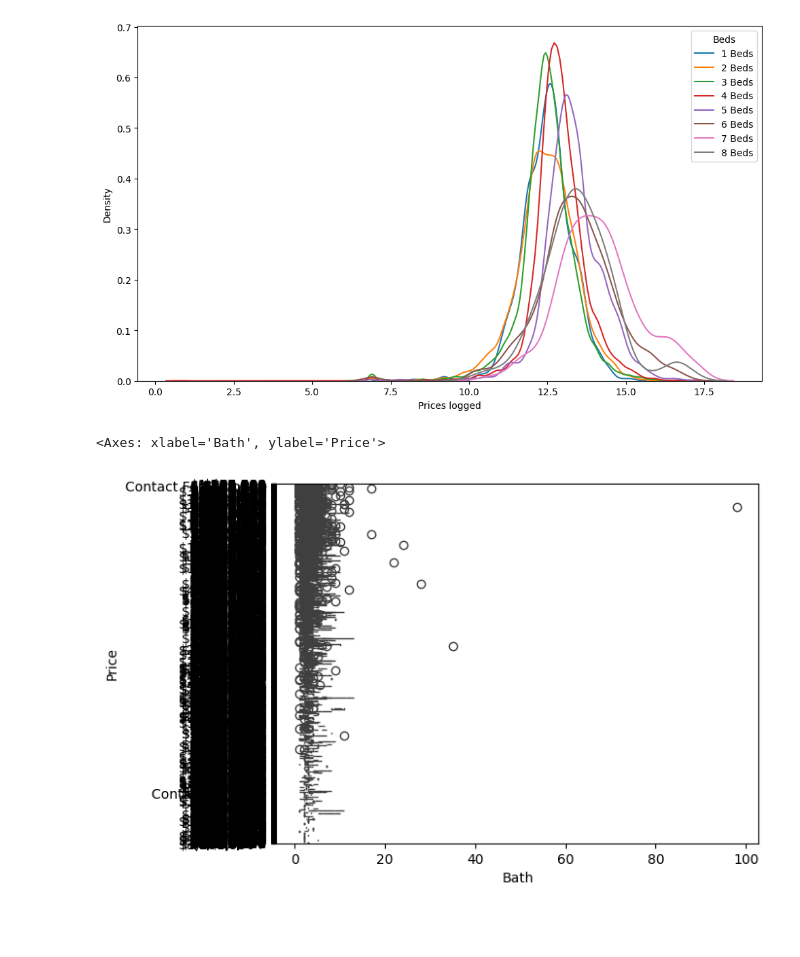
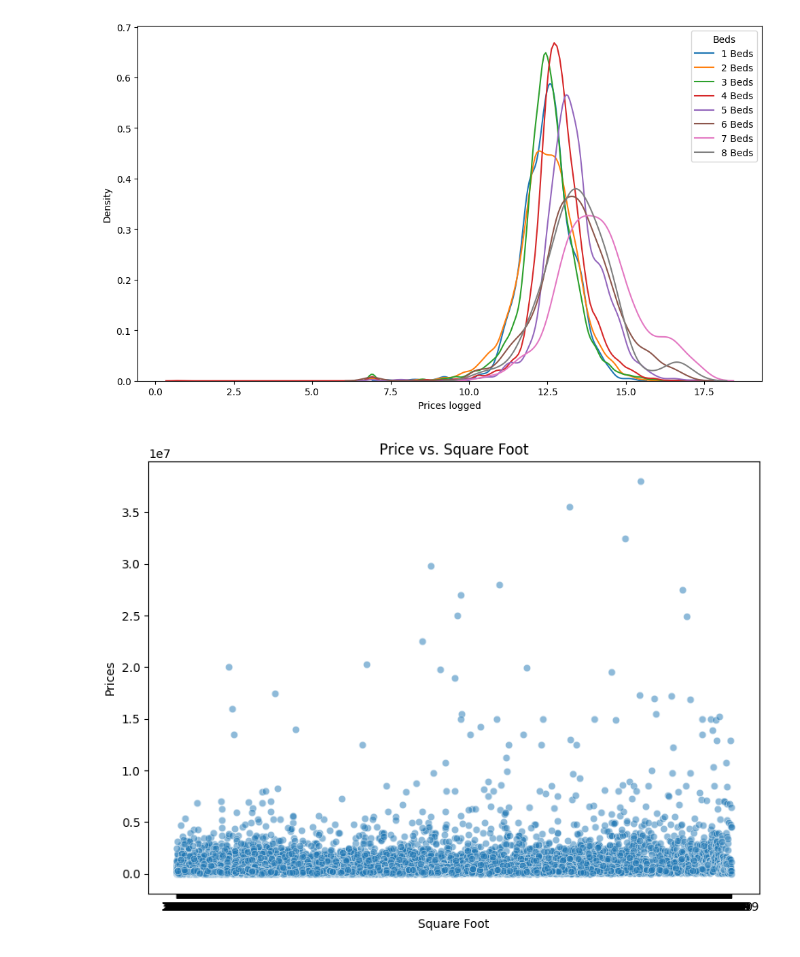
Before and after one commit to raushan-shah/CSY2082-AS1-assignment, a Jupyter notebook: code.ipynb, the cells around one changed output. Saved outputs shown, nothing was run; the diff lists cells and outputs as text; code cells hidden in the pictures; blank space fills up the shorter version.

```diff
--- a/code.ipynb
+++ b/code.ipynb
@@ -481,9 +481,14 @@ See the caveats in the documentation: https://pandas.pydata.org/pandas-docs/stab
   df_new.Beds = df_new.Beds.astype(int) #converted to int for unique values
 [figure]
 # %%
-import seaborn as sns
-sns.boxplot(x='Bath', y='Price', data=df)
+#plotting sqft vs price
+plt.figure(figsize=(8, 6))
+sns.scatterplot(data=df, x='sqr_ft_cleaned', y='price_cleaned', alpha=0.5)
+plt.title('Price vs. Square Foot')
+plt.xlabel('Square Foot')
+plt.ylabel('Prices')
+plt.tight_layout()
+plt.show()
 # %% [output]
-<Axes: xlabel='Bath', ylabel='Price'>
-[figure, old version]
+[figure, new version]
 # %%
```
Also changed, not shown: parts of 9 cells of this notebook.
